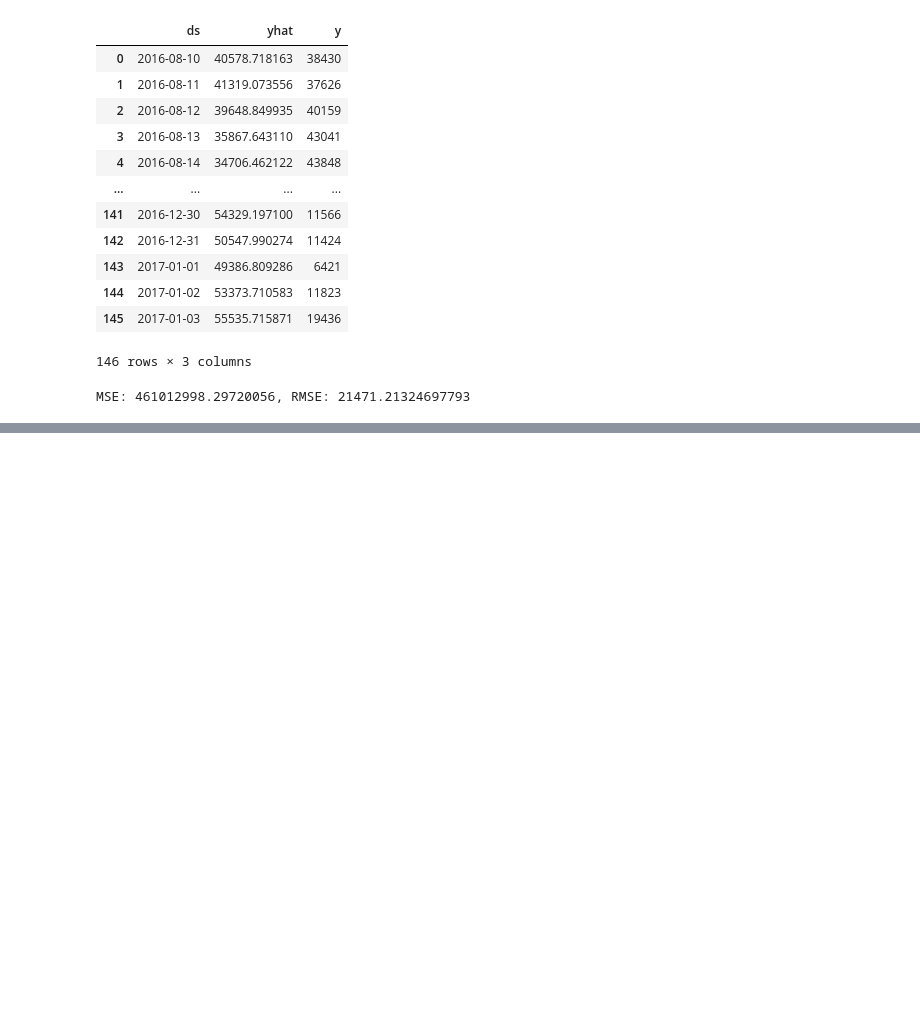
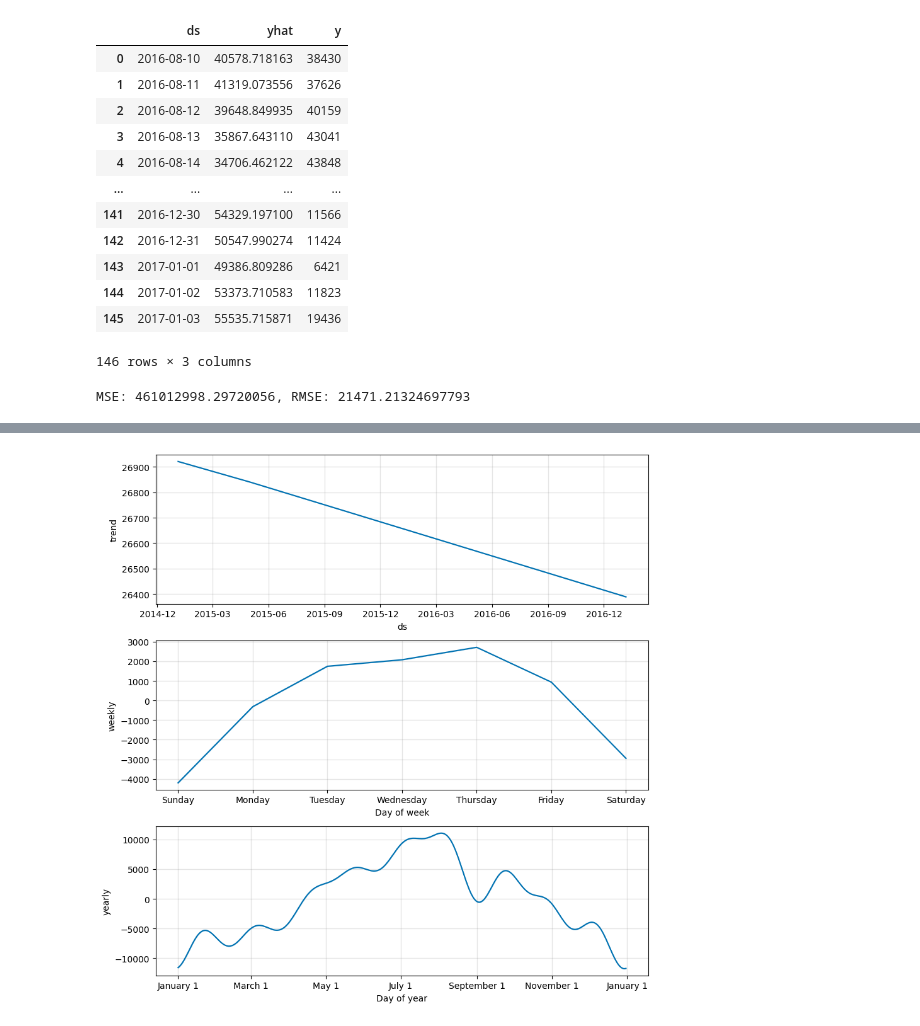
Before and after one commit to juliogazoli/alura-data-science-python-analisando-e-prevendo-series-temporais, a Jupyter notebook: atividades.ipynb, the cells around one changed output, grey strips where cells are left out. Saved outputs shown, nothing was run; the diff lists cells and outputs as text; code cells hidden in the pictures; blank space fills up the shorter version.

```diff
--- a/atividades.ipynb
+++ b/atividades.ipynb
@@ -645,0 +664,4 @@ MSE: 461012998.29720056, RMSE: 21471.21324697793
+# %%
+fig_2 = modelo.plot_components(previsao)
+# %% [output]
+[figure, added]
```
Also changed, not shown: parts of 7 cells of this notebook.
